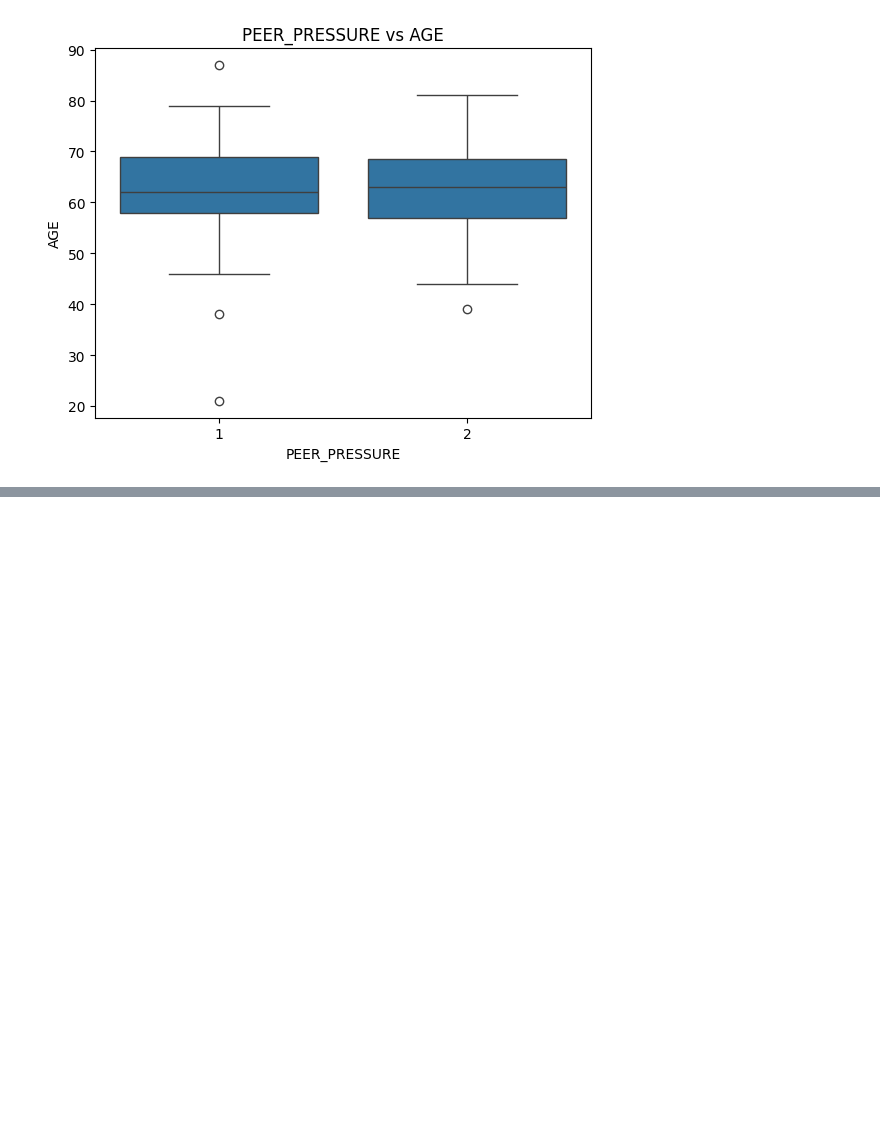
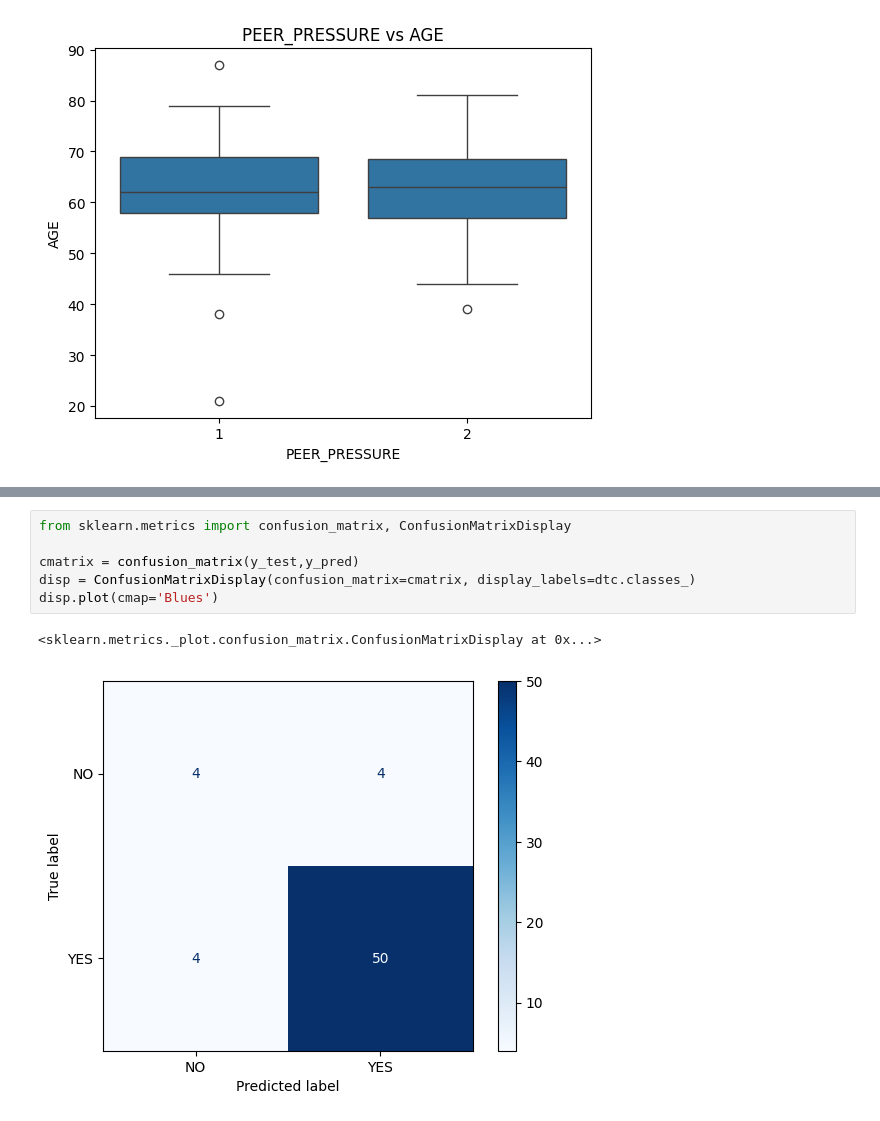
Before and after one commit to alishgurung/ML_models_Lung_Cancer_Detection, a Jupyter notebook: ML in Python.ipynb, the cells around one changed output, grey strips where cells are left out. Saved outputs shown, nothing was run; the diff lists cells and outputs as text; blank space fills up the shorter version.

```diff
--- a/ML in Python.ipynb
+++ b/ML in Python.ipynb
@@ -65,0 +134,9 @@ plt.show()
+# %%
+from sklearn.metrics import confusion_matrix, ConfusionMatrixDisplay
+
+cmatrix = confusion_matrix(y_test,y_pred)
+disp = ConfusionMatrixDisplay(confusion_matrix=cmatrix, display_labels=dtc.classes_)
+disp.plot(cmap='Blues')
+# %% [output]
+<sklearn.metrics._plot.confusion_matrix.ConfusionMatrixDisplay at 0x...>
+[figure, added]
```
Also changed, not shown: parts of 13 cells of this notebook, 2 other files.
